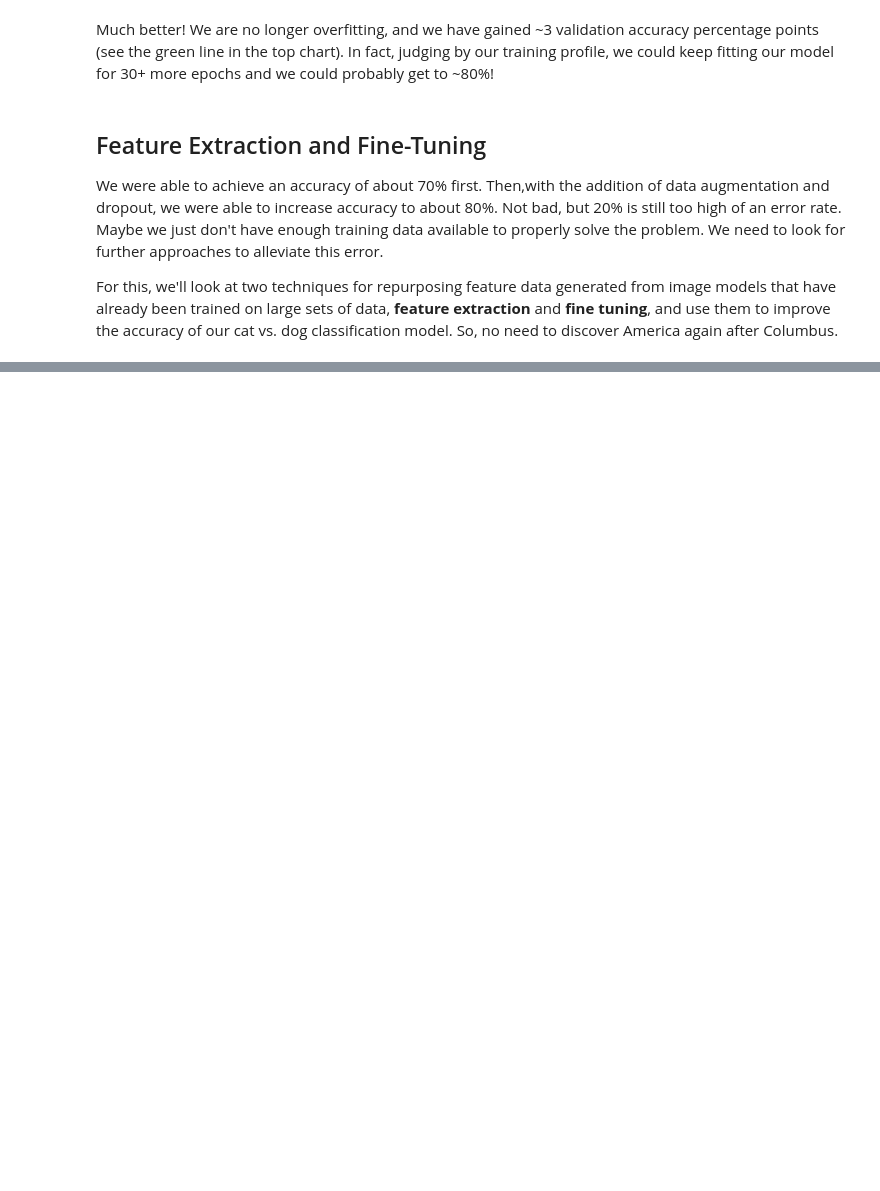
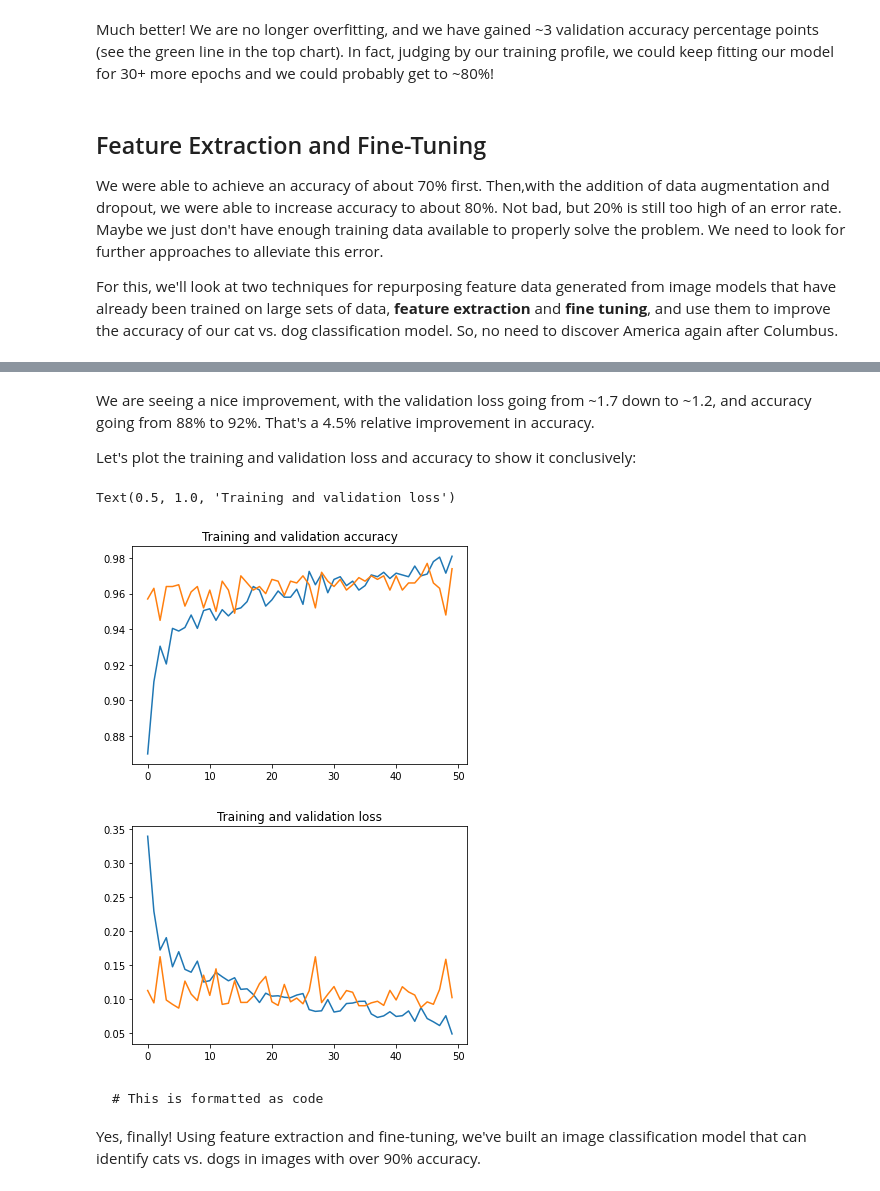
Before and after one commit to bilalsarimeseli/Image_Classification_Convnet, a Jupyter notebook: Image_Classification.ipynb, the cells around one changed output, grey strips where cells are left out. Cells and saved outputs as stored; diff of their text form; code cells hidden in the pictures; blank space fills up the shorter version.

````diff
--- a/Image_Classification.ipynb
+++ b/Image_Classification.ipynb
@@ -617,0 +643,7 @@ For this, we'll look at two techniques for repurposing feature data generated fr
+# %%
+from tensorflow.keras.applications.inception_v3 import InceptionV3
+
+local_weights_file = '/tmp/inception_v3_weights_tf_dim_ordering_tf_kernels_notop.h5'
+pre_trained_model = InceptionV3(
+    input_shape=(150, 150, 3), include_top=False, weights=None)
+pre_trained_model.load_weights(local_weights_file)
@@ -617,0 +657,4 @@ For this, we'll look at two techniques for repurposing feature data generated fr
+# %%
+last_layer = pre_trained_model.get_layer('mixed7')
+print('last layer output shape:', last_layer.output_shape)
+last_output = last_layer.output
@@ -617,0 +684,8 @@ For this, we'll look at two techniques for repurposing feature data generated fr
+# %%
+history = model.fit_generator(
+      train_generator,
+      steps_per_epoch=100,
+      epochs=50,
+      validation_data=validation_generator,
+      validation_steps=50,
+      verbose=2)
@@ -617,0 +711,45 @@ For this, we'll look at two techniques for repurposing feature data generated fr
+# %% [markdown]
+We are seeing a nice improvement, with the validation loss going from ~1.7 down to ~1.2, and accuracy going from 88% to 92%. That's a 4.5% relative improvement in accuracy.
+
+Let's plot the training and validation loss and accuracy to show it conclusively:
+# %%
+%matplotlib inline
+
+import matplotlib.pyplot as plt
+import matplotlib.image as mpimg
+
+# Retrieve a list of accuracy results on training and validation data
+# sets for each training epoch
+acc = history.history['acc']
+val_acc = history.history['val_acc']
+
+# Retrieve a list of list results on training and validation data
+# sets for each training epoch
+loss = history.history['loss']
+val_loss = history.history['val_loss']
+
+# Get number of epochs
+epochs = range(len(acc))
+
+# Plot training and validation accuracy per epoch
+plt.plot(epochs, acc)
+plt.plot(epochs, val_acc)
+plt.title('Training and validation accuracy')
+
+plt.figure()
+
+# Plot training and validation loss per epoch
+plt.plot(epochs, loss)
+plt.plot(epochs, val_loss)
+plt.title('Training and validation loss')
+# %% [output]
+Text(0.5, 1.0, 'Training and validation loss')
+[figure, added]
+[figure, added]
+# %% [markdown]
+
+
+```
+# This is formatted as code
+```
+Yes, finally! Using feature extraction and fine-tuning, we've built an image classification model that can identify cats vs. dogs in images with over 90% accuracy.
````
Also changed, not shown: parts of 20 cells of this notebook.
